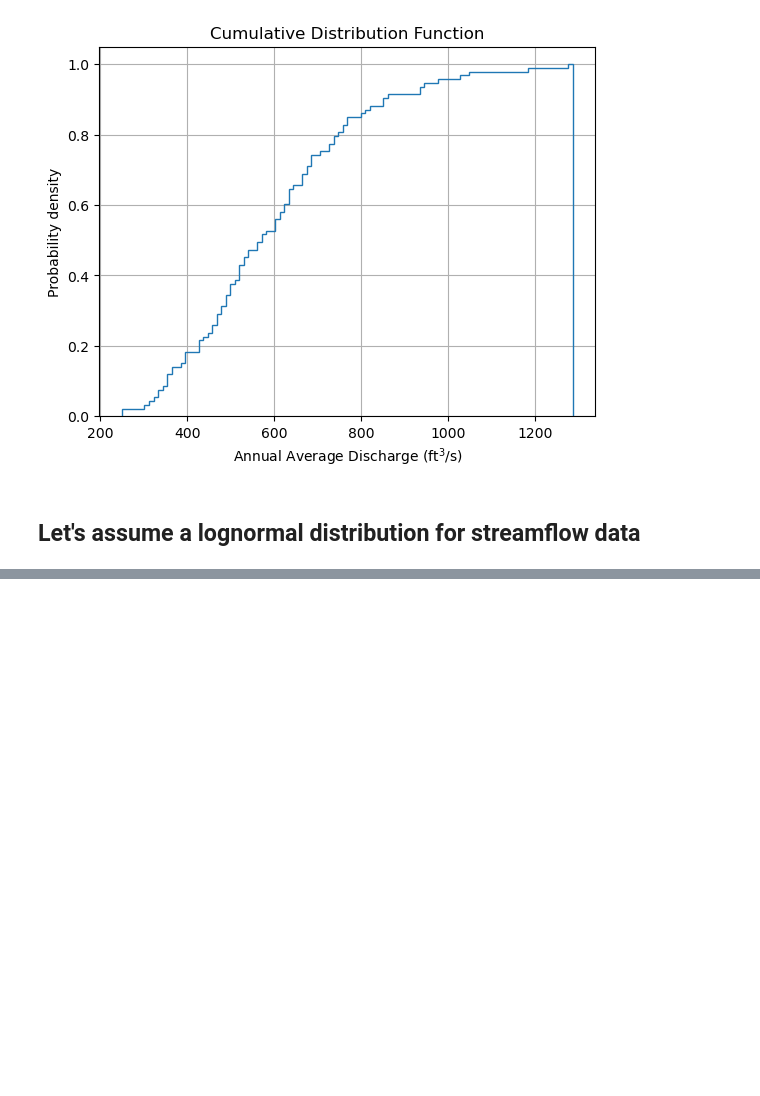
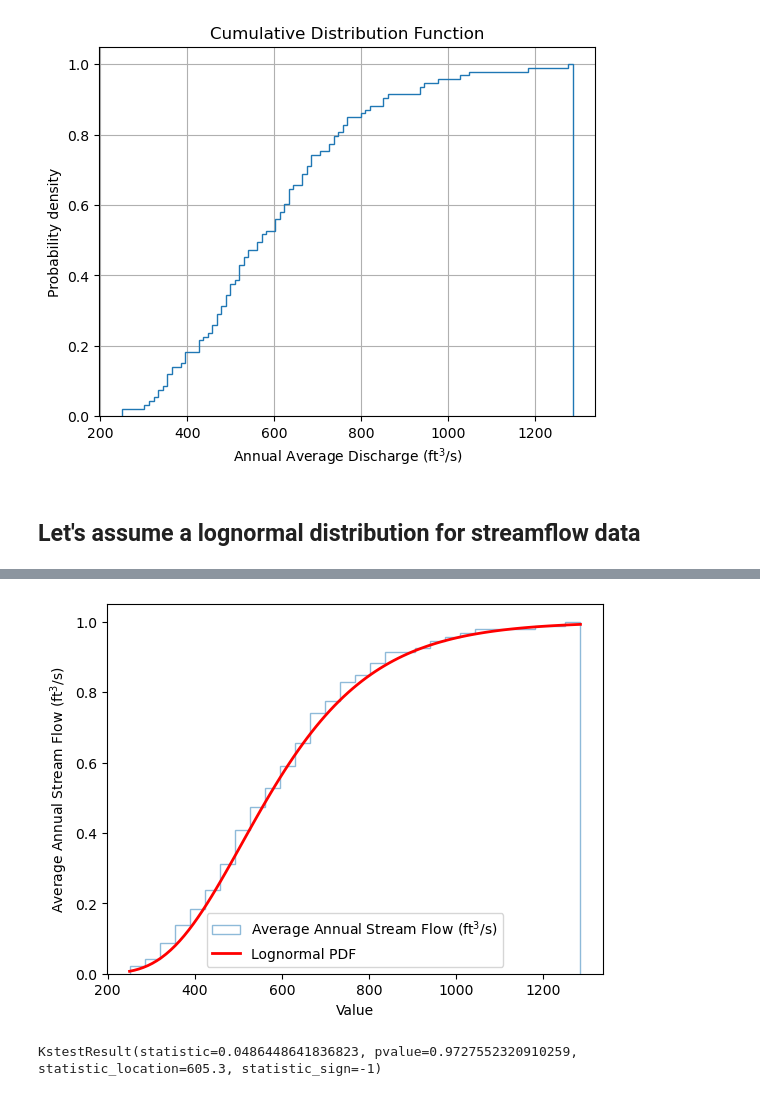
Before and after one commit to tmweigand/GroundwaterHydrology, a Jupyter notebook: lectures/probability.ipynb, the cells around one changed output, grey strips where cells are left out. Saved outputs shown, nothing was run; the diff lists cells and outputs as text; code cells hidden in the pictures; blank space fills up the shorter version.

```diff
--- a/lectures/probability.ipynb
+++ b/lectures/probability.ipynb
@@ -112,0 +112,19 @@ print(shape,loc,scale)
+# %%
+## Plot CDF
+cdf = stats.lognorm.cdf(x, shape, loc, scale)
+plt.hist(data, bins=30, density=True, alpha=0.5, label='Average Annual Stream Flow (ft$^3$/s)',histtype='step', cumulative=True)
+plt.plot(x, cdf, 'r-', lw=2, label='Lognormal PDF')
+plt.xlabel('Value')
+plt.ylabel('Average Annual Stream Flow (ft$^3$/s)')
+plt.title("Probability Distribution Function")
+plt.title("Cumulative Distribution Function")
+plt.legend()
+plt.show()
+# %% [output]
+[figure, added]
+# %%
+### Check the fit with Kolmogrov-Smirnov Test
+kstest_result = stats.kstest(data, 'lognorm', args=(shape, loc, scale))
+print(kstest_result)
+# %% [output]
+KstestResult(statistic=0.0486448641836823, pvalue=0.9727552320910259, statistic_location=605.3, statistic_sign=-1)
```
Also changed, not shown: parts of 4 cells of this notebook.
